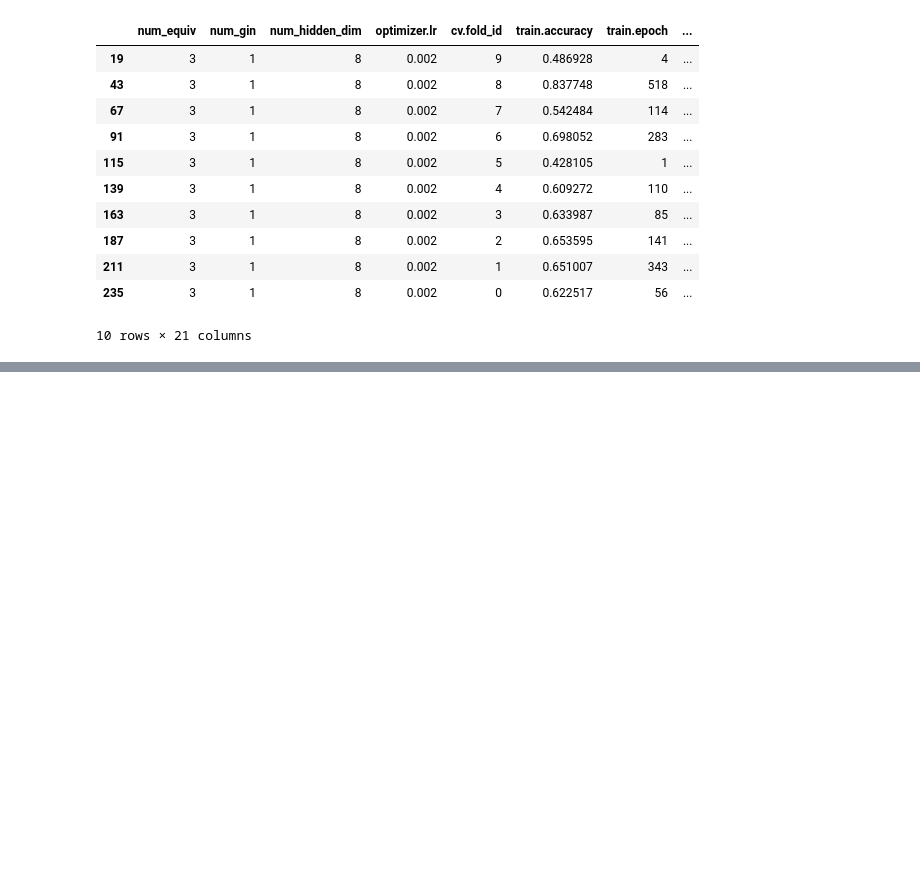
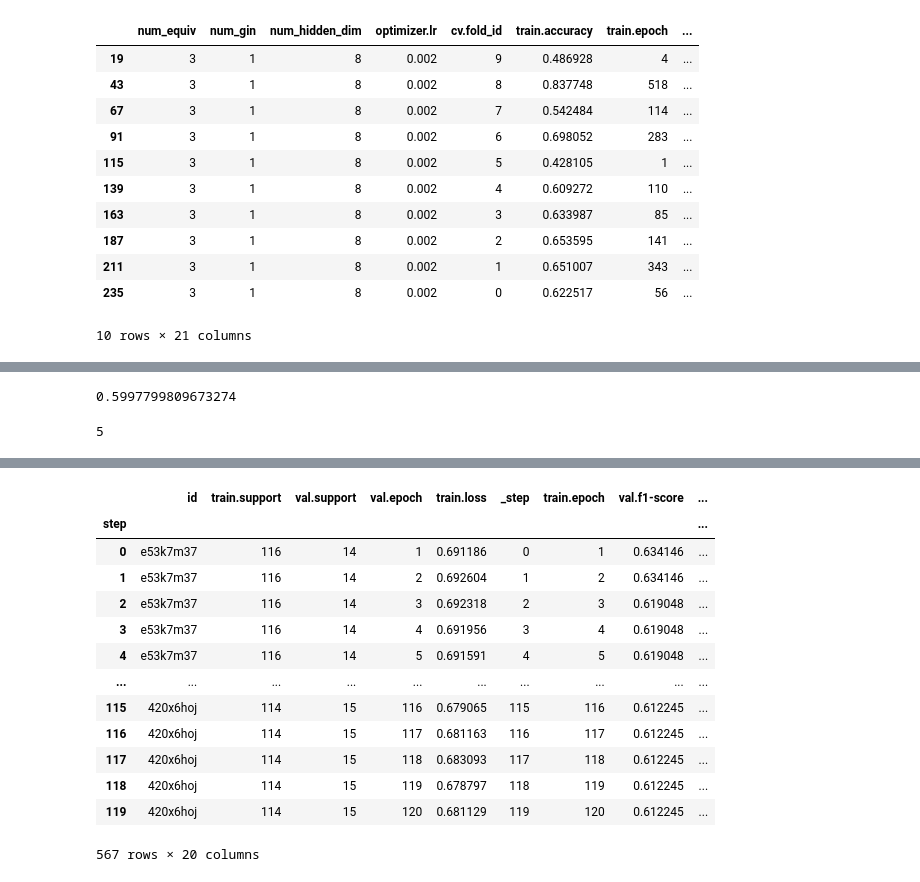
Before and after one commit to matthiaszeller/GNN-MI, a Jupyter notebook: notebook/4-CoordToCnc-diagnosis.ipynb, the cells around one changed output, grey strips where cells are left out. Saved outputs shown, nothing was run; the diff lists cells and outputs as text; code cells hidden in the pictures; blank space fills up the shorter version.

```diff
--- a/notebook/4-CoordToCnc-diagnosis.ipynb
+++ b/notebook/4-CoordToCnc-diagnosis.ipynb
@@ -275,0 +413,2 @@ df[(df.num_equiv == 3) & (df.num_gin == 1) & (df.num_hidden_dim == 8) & (df['opt
+# %%
+df_summary, df_config = wandb_export.process_runs(runs)
@@ -275,0 +436,14 @@ df[(df.num_equiv == 3) & (df.num_gin == 1) & (df.num_hidden_dim == 8) & (df['opt
+# %%
+# Sanity check
+df_summary[df_summary.index.isin(df_filtered.index)]['val.f1-score'].mean()
+# %% [output]
+0.5997799809673274
+# %%
+config_runs = [run for run in runs if run.id in df_filtered.index]
+len(config_runs)
+# %% [output]
+5
+# %%
+df_hist = wandb_export.concat_runs_history(config_runs)
+df_hist
+# %% [output]
@@ -275,0 +451,14 @@ df[(df.num_equiv == 3) & (df.num_gin == 1) & (df.num_hidden_dim == 8) & (df['opt
+|  | id | train.support | val.support | val.epoch | train.loss | _step | train.epoch | val.f1-score | ... |
+| step |  |  |  |  |  |  |  |  | ... |
+| 0 | e53k7m37 | 116 | 14 | 1 | 0.691186 | 0 | 1 | 0.634146 | ... |
+| 1 | e53k7m37 | 116 | 14 | 2 | 0.692604 | 1 | 2 | 0.634146 | ... |
+| 2 | e53k7m37 | 116 | 14 | 3 | 0.692318 | 2 | 3 | 0.619048 | ... |
+| 3 | e53k7m37 | 116 | 14 | 4 | 0.691956 | 3 | 4 | 0.619048 | ... |
+| 4 | e53k7m37 | 116 | 14 | 5 | 0.691591 | 4 | 5 | 0.619048 | ... |
+| ... | ... | ... | ... | ... | ... | ... | ... | ... | ... |
+| 115 | 420x6hoj | 114 | 15 | 116 | 0.679065 | 115 | 116 | 0.612245 | ... |
+| 116 | 420x6hoj | 114 | 15 | 117 | 0.681163 | 116 | 117 | 0.612245 | ... |
+| 117 | 420x6hoj | 114 | 15 | 118 | 0.683093 | 117 | 118 | 0.612245 | ... |
+| 118 | 420x6hoj | 114 | 15 | 119 | 0.678797 | 118 | 119 | 0.612245 | ... |
+| 119 | 420x6hoj | 114 | 15 | 120 | 0.681129 | 119 | 120 | 0.612245 | ... |
+567 rows × 20 columns
```
Also changed, not shown: parts of 19 cells of this notebook, 1 other file.
